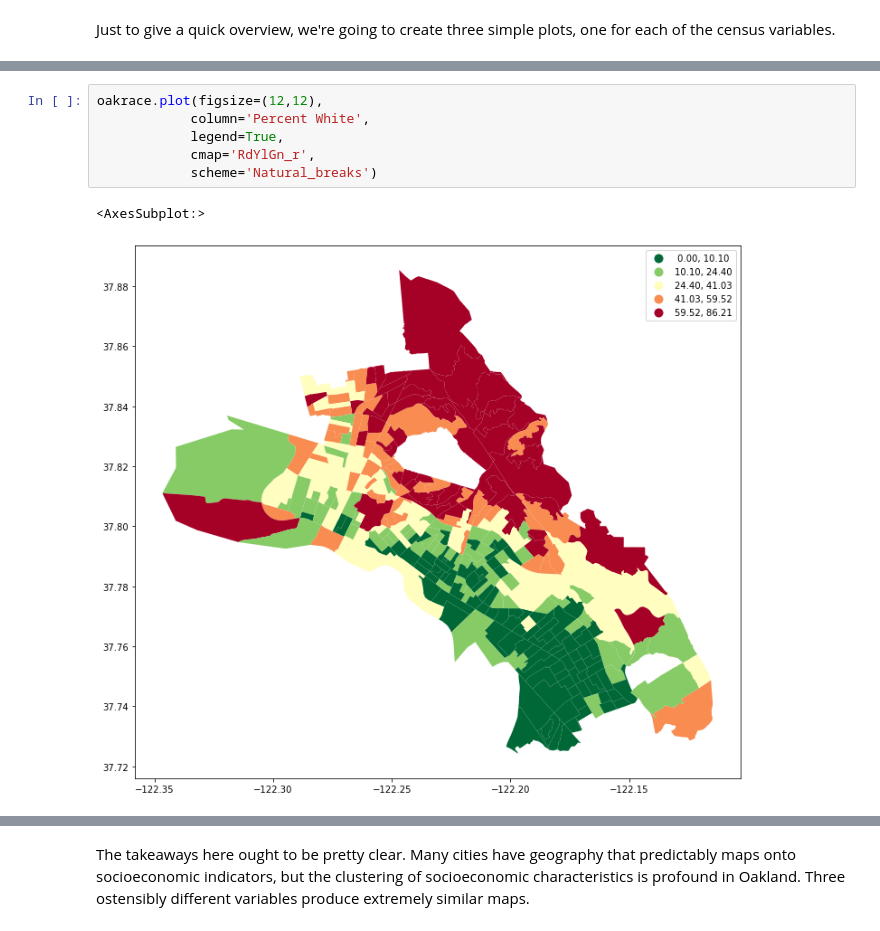
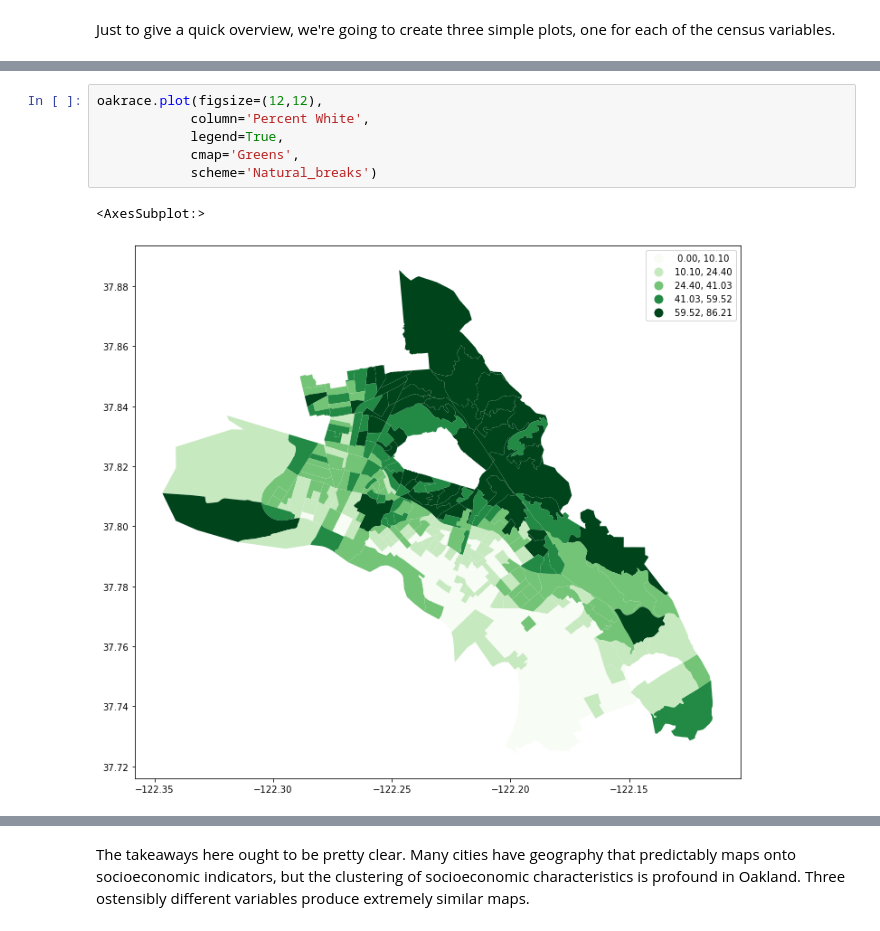
Before and after one commit to michaelrosen3/up206-michaelandelliott, a Jupyter notebook: Group Assignments/midterm.ipynb, the cells around one changed output, grey strips where cells are left out. Cells and saved outputs as stored; diff of their text form.

```diff
--- a/Group Assignments/midterm.ipynb
+++ b/Group Assignments/midterm.ipynb
@@ -286,12 +331,12 @@ AttributeError: 'GeoplotAccessor' object has no attribute 'title'
 # %%
 oakrace.plot(figsize=(12,12),
             column='Percent White',
             legend=True,
-            cmap='RdYlGn_r',
+            cmap='Greens',
             scheme='Natural_breaks')
 # %% [output]
 <AxesSubplot:>
-[figure, old version]
+[figure, new version]
 # %%
 oakeduc.plot(figsize=(12,12),
             column='Percent High school or less',
```
Also changed, not shown: parts of 19 cells of this notebook.
